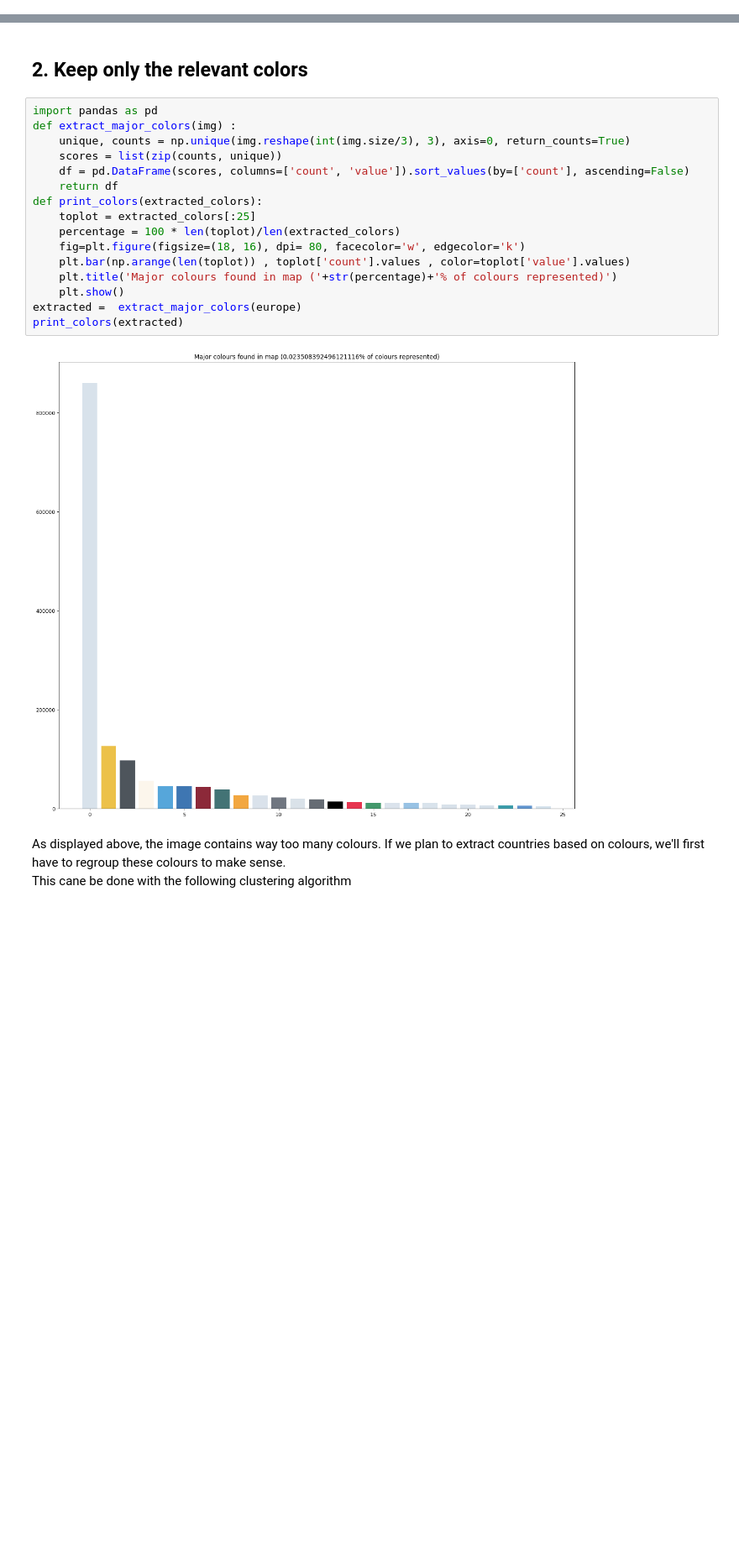
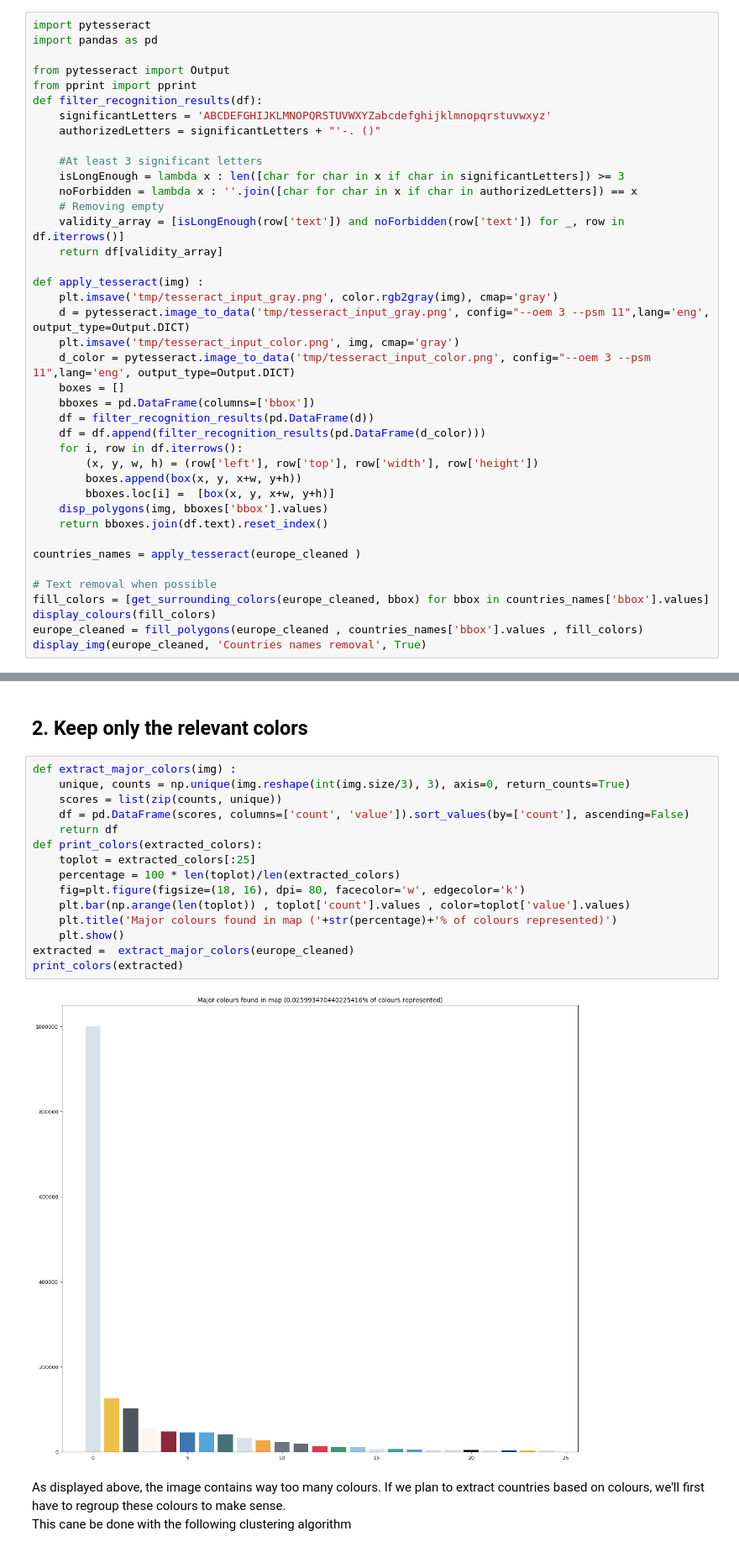
Before and after one commit to cadoman/map-parser, a Jupyter notebook: notebooks/polygon_extraction.ipynb, the cells around one changed output, grey strips where cells are left out. Shown at 84% size. Drawn from its saved outputs; the diff is of its cells as text; blank space fills up the shorter version.

```diff
--- a/notebooks/polygon_extraction.ipynb
+++ b/notebooks/polygon_extraction.ipynb
@@ -28,0 +87,40 @@ display_img(europe, 'Europe 1918', True)
+# %%
+import pytesseract
+import pandas as pd
+
+from pytesseract import Output
+from pprint import pprint
+def filter_recognition_results(df):
+    significantLetters = 'ABCDEFGHIJKLMNOPQRSTUVWXYZabcdefghijklmnopqrstuvwxyz'
+    authorizedLetters = significantLetters + "'-. ()"
+
+    #At least 3 significant letters
+    isLongEnough = lambda x : len([char for char in x if char in significantLetters]) >= 3
+    noForbidden = lambda x : ''.join([char for char in x if char in authorizedLetters]) == x
+    # Removing empty
+    validity_array = [isLongEnough(row['text']) and noForbidden(row['text']) for _, row in df.iterrows()]
+    return df[validity_array]
+
+def apply_tesseract(img) :
+    plt.imsave('tmp/tesseract_input_gray.png', color.rgb2gray(img), cmap='gray')
+    d = pytesseract.image_to_data('tmp/tesseract_input_gray.png', config="--oem 3 --psm 11",lang='eng', output_type=Output.DICT)
+    plt.imsave('tmp/tesseract_input_color.png', img, cmap='gray')
+    d_color = pytesseract.image_to_data('tmp/tesseract_input_color.png', config="--oem 3 --psm 11",lang='eng', output_type=Output.DICT)
+    boxes = []
+    bboxes = pd.DataFrame(columns=['bbox'])
+    df = filter_recognition_results(pd.DataFrame(d))
+    df = df.append(filter_recognition_results(pd.DataFrame(d_color)))
+    for i, row in df.iterrows():
+        (x, y, w, h) = (row['left'], row['top'], row['width'], row['height'])
+        boxes.append(box(x, y, x+w, y+h))
+        bboxes.loc[i] =  [box(x, y, x+w, y+h)]
+    disp_polygons(img, bboxes['bbox'].values)
+    return bboxes.join(df.text).reset_index()
+
+countries_names = apply_tesseract(europe_cleaned )
+
+# Text removal when possible
+fill_colors = [get_surrounding_colors(europe_cleaned, bbox) for bbox in countries_names['bbox'].values]
+display_colours(fill_colors)
+europe_cleaned = fill_polygons(europe_cleaned , countries_names['bbox'].values , fill_colors)
+display_img(europe_cleaned, 'Countries names removal', True)
@@ -29,23 +131,22 @@ display_img(europe, 'Europe 1918', True)
 # %% [markdown]
 ## 2. Keep only the relevant colors
 # %%
-import pandas as pd
 def extract_major_colors(img) :
     unique, counts = np.unique(img.reshape(int(img.size/3), 3), axis=0, return_counts=True)
     scores = list(zip(counts, unique))
     df = pd.DataFrame(scores, columns=['count', 'value']).sort_values(by=['count'], ascending=False)
     return df
 def print_colors(extracted_colors):
     toplot = extracted_colors[:25]
     percentage = 100 * len(toplot)/len(extracted_colors)
     fig=plt.figure(figsize=(18, 16), dpi= 80, facecolor='w', edgecolor='k')
     plt.bar(np.arange(len(toplot)) , toplot['count'].values , color=toplot['value'].values)
     plt.title('Major colours found in map ('+str(percentage)+'% of colours represented)')
     plt.show()
-extracted =  extract_major_colors(europe)
+extracted =  extract_major_colors(europe_cleaned)
 print_colors(extracted)
 # %% [output]
-[figure, old version]
+[figure, new version]
 # %% [markdown]
 As displayed above, the image contains way too many colours. If we plan to extract countries based on colours, we'll first have to regroup these colours to make sense.
 This cane be done with the following clustering algorithm
```
Also changed, not shown: parts of 15 cells of this notebook.
